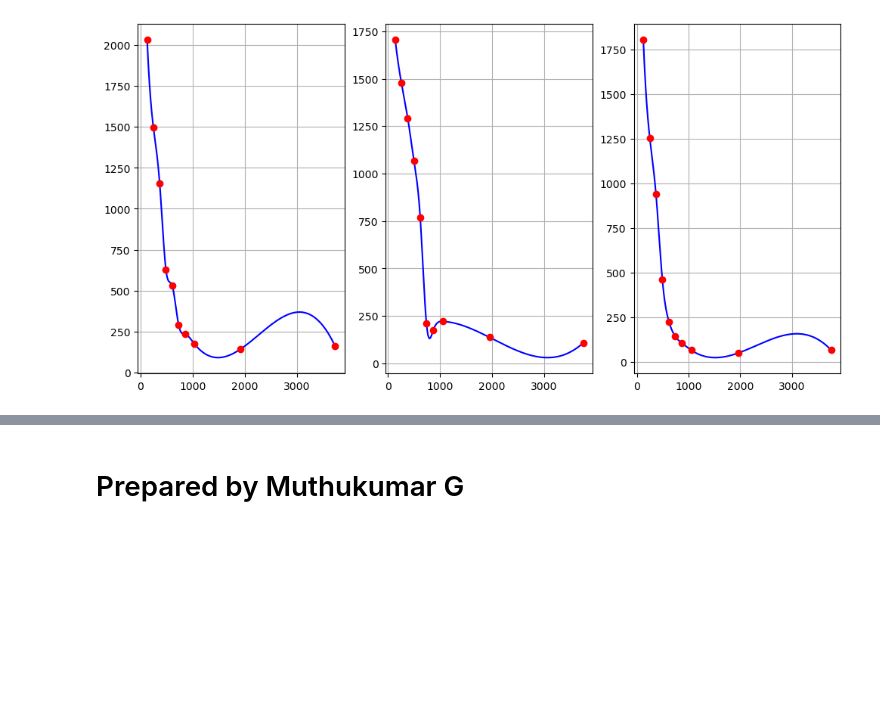
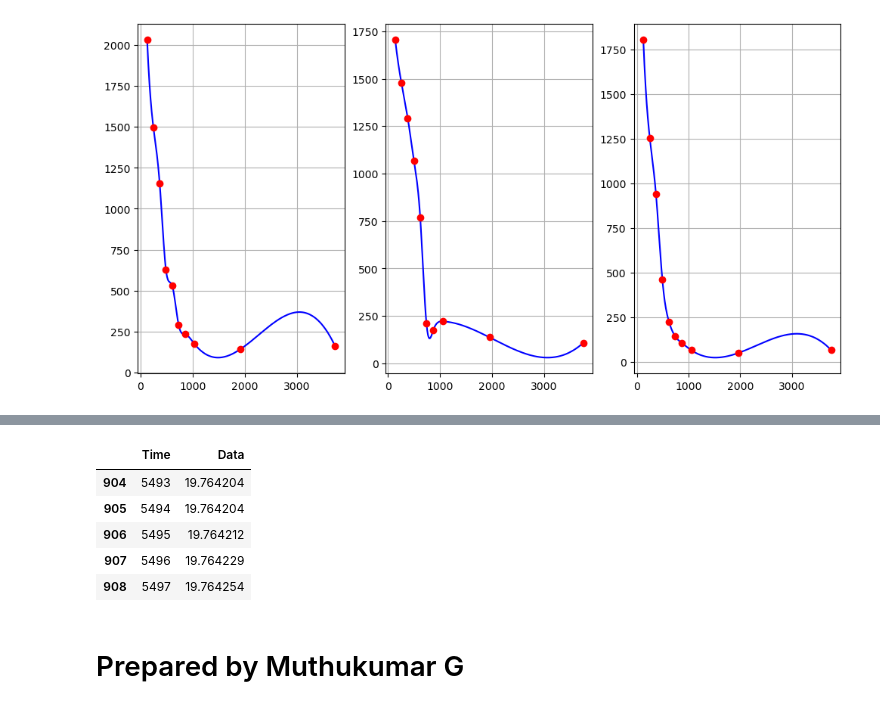
Before and after one commit to muthuganeshece/MLProjects, a Jupyter notebook: LIDAR/Notebook/TargetInterpolation.ipynb, the cells around one changed output, grey strips where cells are left out. Cells and saved outputs as stored; diff of their text form; code cells hidden in the pictures; blank space fills up the shorter version.

```diff
--- a/LIDAR/Notebook/TargetInterpolation.ipynb
+++ b/LIDAR/Notebook/TargetInterpolation.ipynb
@@ -85,6 +100,6 @@ ValueError: A value (3733.0) in x_new is above the interpolation range's maximum
 # %%
 start_time = np.array([0, 600, 1200, 1800, 2520, 3000, 3600, 4200, 4800, 5400])
 conc = np.array([58.55, 28.17, 24.89, 22.75, 23.79, 23.85, 20.6, 21.45, 20.99, 19.8])
-n_frames = np.array([1531, 90, 95, 108, 104, 30, 92, 95, 101, 96, 98, 18])
+n_frames = np.array([1532, 91, 96, 109, 105, 31, 93, 96, 102, 97, 99, 19])
 n_frames = n_frames[1:-1] # Ignoring smoke generation and BG samples
 end_time = start_time + n_frames
@@ -111,2 +126,11 @@ plt.plot(df_exp4['Time'], df_exp4['Data'], 'b', start_time, conc, 'ro')
+# %%
+df_exp4.tail()
+# %% [output]
+|  | Time | Data |
+| 904 | 5493 | 19.764204 |
+| 905 | 5494 | 19.764204 |
+| 906 | 5495 | 19.764212 |
+| 907 | 5496 | 19.764229 |
+| 908 | 5497 | 19.764254 |
 # %% [markdown]
 # Prepared by Muthukumar G
```
Also changed, not shown: parts of 12 cells of this notebook.
